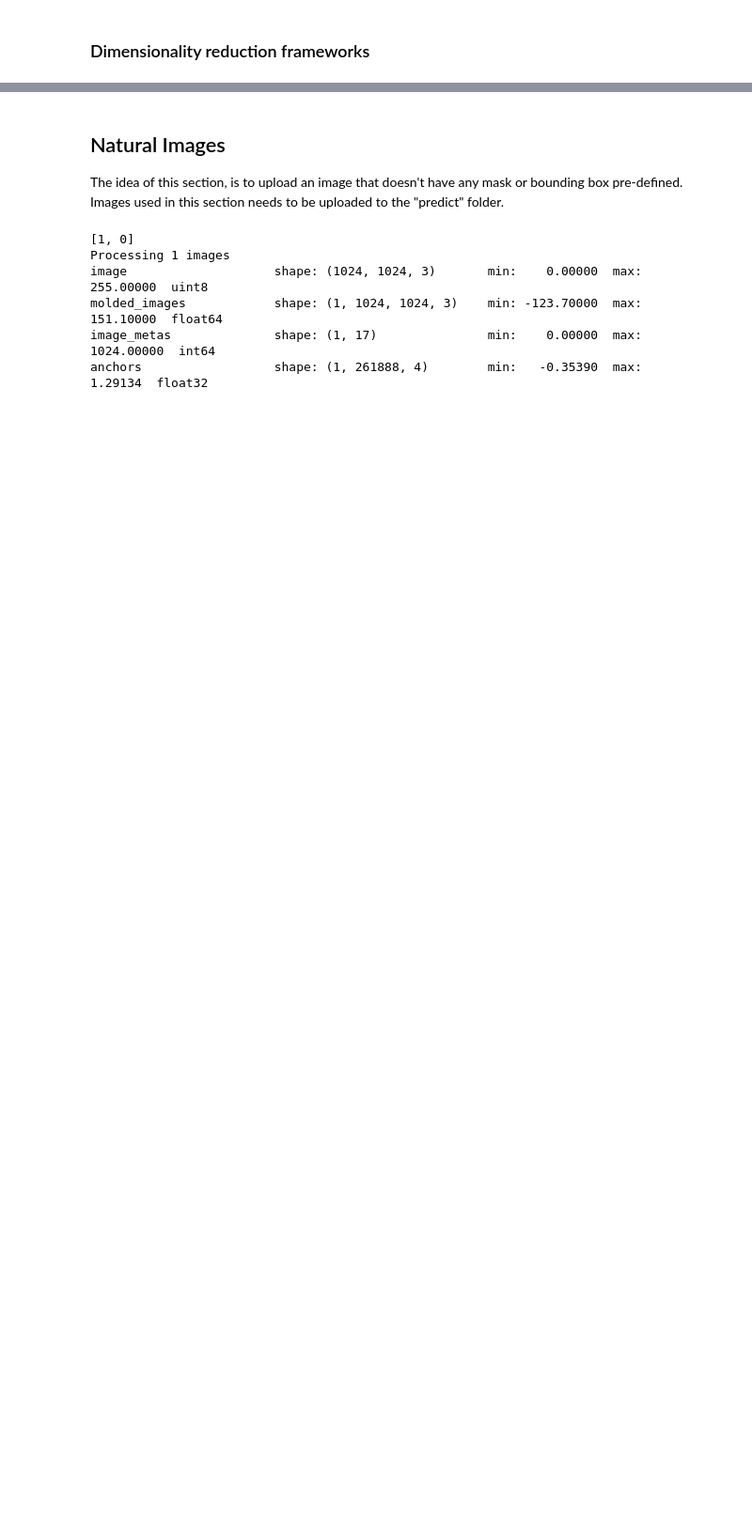
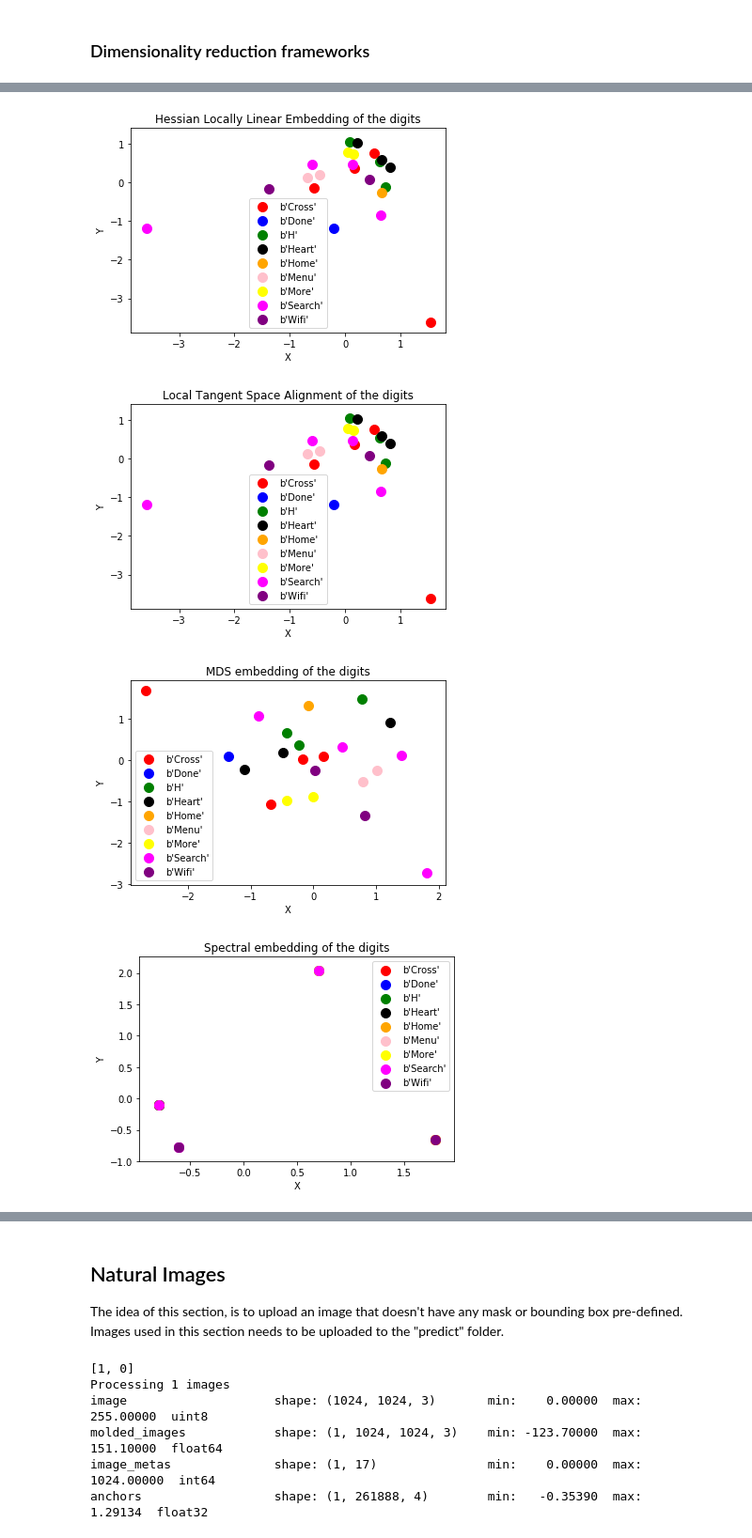
Before and after one commit to matterport/Mask_RCNN, a Jupyter notebook: samples/wireframe/One-Shot.ipynb, the cells around one changed output, grey strips where cells are left out. Shown at 94% size. Cells and saved outputs as stored; diff of their text form; code cells hidden in the pictures; blank space fills up the shorter version.

```diff
--- a/samples/wireframe/One-Shot.ipynb
+++ b/samples/wireframe/One-Shot.ipynb
@@ -289,26 +278,3 @@ F1 = 2*(Precision*Recall)/(Precision + Recall)
 # Load the data and define the necessary variables
 embeddings, labels = db.get_known_encodings()
 embeddings = np.transpose(embeddings)
-# %%
-algorithms = []
-algorithms.append(KMeans(n_clusters=5, random_state=1))
-algorithms.append(SpectralClustering(n_clusters=5, random_state=1,
-                                     affinity='nearest_neighbors'))
-algorithms.append(AgglomerativeClustering(n_clusters=5))
-
-data = []
-for algo in algorithms:
-    algo.fit(embeddings)
-    data.append(({
-        'ARI': metrics.adjusted_rand_score(labels, algo.labels_),
-        'AMI': metrics.adjusted_mutual_info_score(labels, algo.labels_),
-        'Homogenity': metrics.homogeneity_score(labels, algo.labels_),
-        'Completeness': metrics.completeness_score(labels, algo.labels_),
-        'V-measure': metrics.v_measure_score(labels, algo.labels_),
-        'Silhouette': metrics.silhouette_score(embeddings, algo.labels_)}))
-
-results = pd.DataFrame(data=data, columns=['ARI', 'AMI', 'Homogenity',
-                                           'Completeness', 'V-measure',
-                                           'Silhouette'],
-                       index=['K-means', 'Spectral', 'Agglomerative'])
-results
@@ -367,0 +290,3 @@ for algo in algorithms:
+# %%
+dim_reduction.dim_reduction(embeddings,labels)
+# %% [output]
@@ -367,0 +297,4 @@ for algo in algorithms:
+[figure, added]
+[figure, added]
+[figure, added]
+[figure, added]
```
Also changed, not shown: parts of 7 cells of this notebook, 2 other files.
